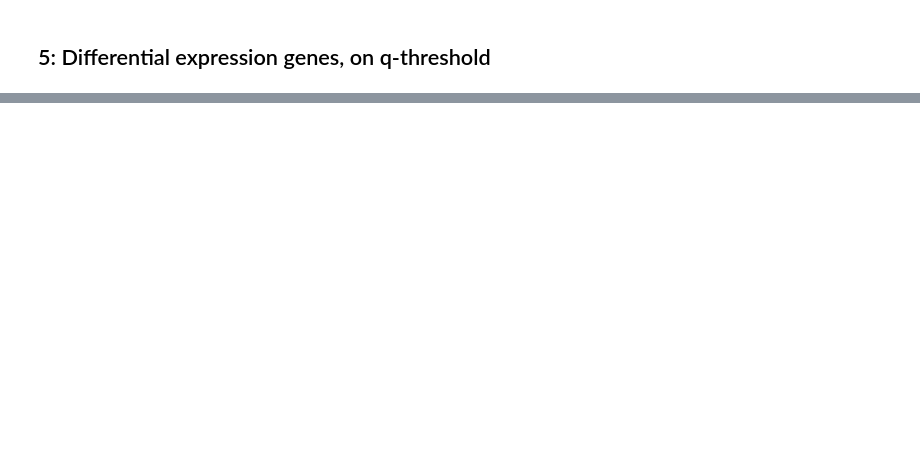
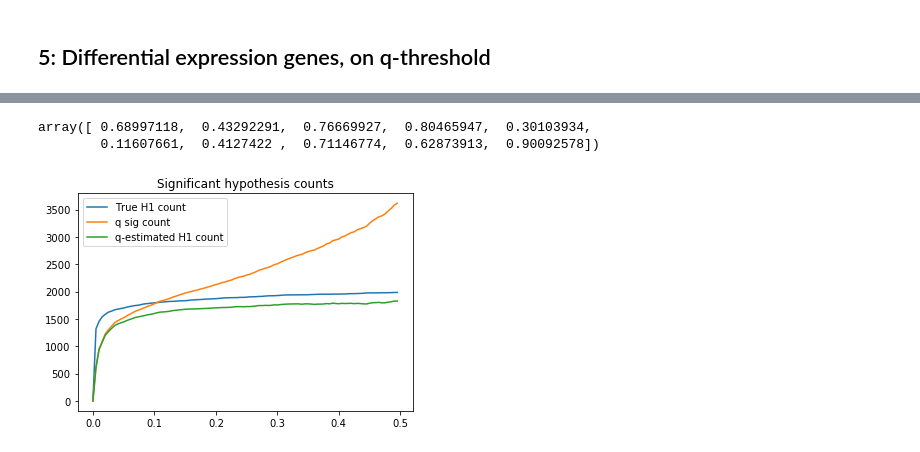
Before and after one commit to Jakob37/ResearchSchoolAlgorithmsInBioinformatics, a Jupyter notebook: diff_exp/Differential expression simulation.ipynb, the cells around one changed output, grey strips where cells are left out. Cells and saved outputs as stored; diff of their text form; code cells hidden in the pictures; blank space fills up the shorter version.

```diff
--- a/diff_exp/Differential expression simulation.ipynb
+++ b/diff_exp/Differential expression simulation.ipynb
@@ -197,0 +215,35 @@ plt.show()
+# %%
+diff_p_vals[0:10]
+# %% [output]
+array([ 0.68997118,  0.43292291,  0.76669927,  0.80465947,  0.30103934,
+        0.11607661,  0.4127422 ,  0.71146774,  0.62873913,  0.90092578])
+# %%
+def get_true_diff_counts(pvals, labels, xvals):
+
+    true_rows = labels.iloc[:,1] == 1
+    true_pvals = pvals[true_rows]
+
+    below_thres_counts = list()
+    for thres in xvals:
+        below_thres_count = [p for p in true_pvals if p <= thres]
+        below_thres_counts.append(len(below_thres_count))
+
+    return below_thres_counts
+# %%
+true_diff_counts = get_true_diff_counts(diff_p_vals, diff_label_df, xvals)
+# %%
+q_estimated_h1_count = list()
+for i in range(len(true_diff_counts)):
+    diff_count = diff_counts[i]
+    x_frac = xvals[i]
+    est_actual_diff_count = diff_count - diff_count * x_frac
+    q_estimated_h1_count.append(est_actual_diff_count)
+# %%
+true_counts = plt.plot(xvals, true_diff_counts, label="True H1 count")
+q_counts = plt.plot(xvals, diff_counts, label="q sig count")
+q_est_true = plt.plot(xvals, q_estimated_h1_count, label="q-estimated H1 count")
+plt.legend()
+plt.title("Significant hypothesis counts")
+plt.show()
+# %% [output]
+[figure, added]
```
Also changed, not shown: parts of 12 cells of this notebook, 1 other file.
